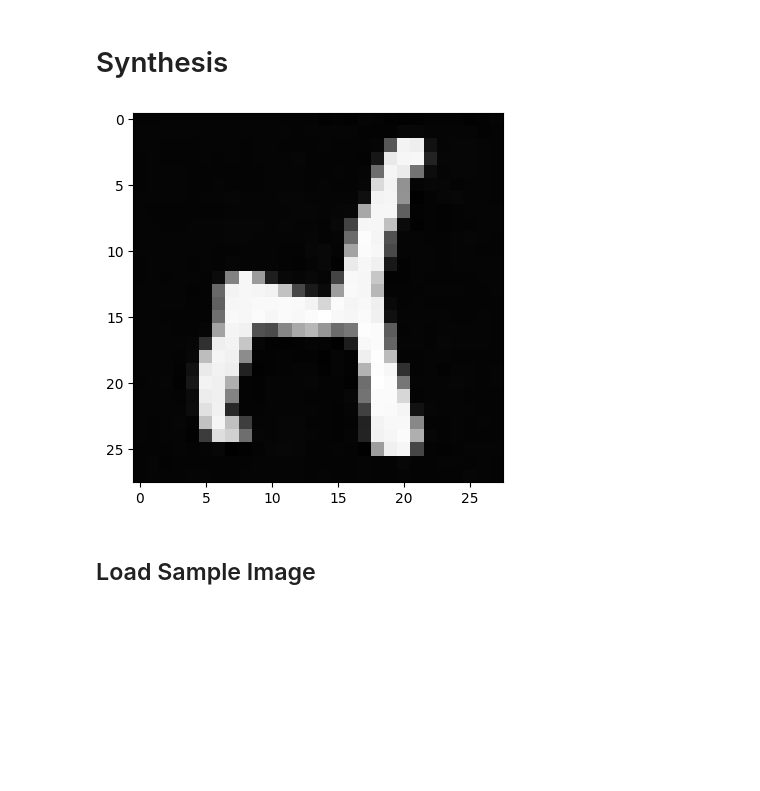
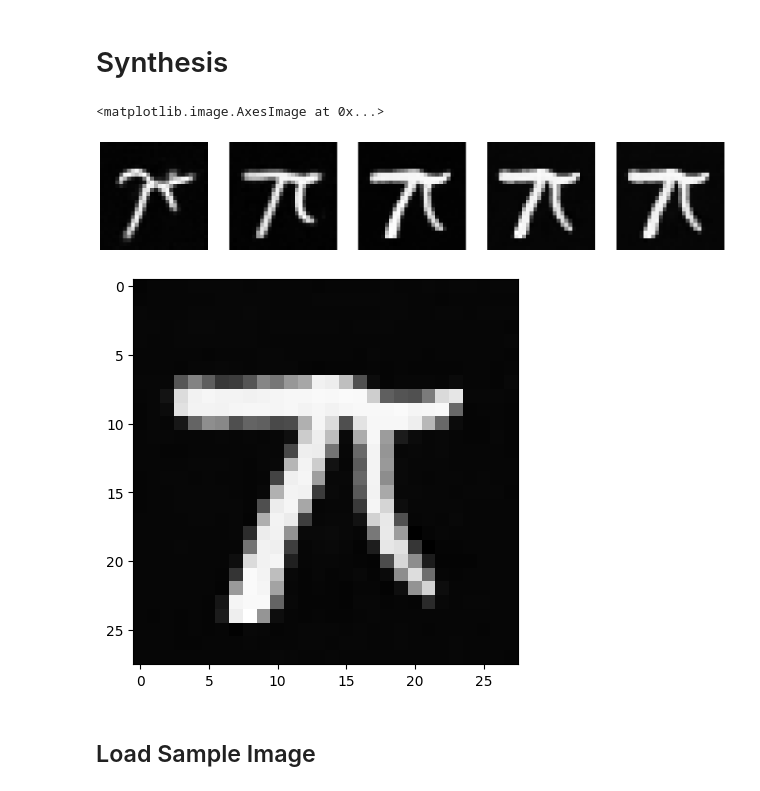
Before and after one commit to mbryant2025/universal_inverse_implementation, a Jupyter notebook: playground.ipynb, the cells around one changed output. Saved outputs shown, nothing was run; the diff lists cells and outputs as text; code cells hidden in the pictures; blank space fills up the shorter version.

Commit message:
progress images

```diff
--- a/playground.ipynb
+++ b/playground.ipynb
@@ -96,7 +96,7 @@ class Synthesis(Task):
         return lambda x: torch.zeros_like(x)
 
 
-def universal_inverse_solver(x_c: torch.Tensor, denoiser: BF_CNN, task: Task, sigma_0=1, sigma_L=0.01, h_0=0.01, beta=0.01) -> torch.Tensor:
+def universal_inverse_solver(x_c: torch.Tensor, denoiser: BF_CNN, task: Task, sigma_0=1, sigma_L=0.01, h_0=0.01, beta=0.01) -> [torch.Tensor]:
 
     # M and M_T depend on the task we are performing, so input them as arguments depending on the task (ex infill)
 
@@ -120,9 +120,13 @@ def universal_inverse_solver(x_c: torch.Tensor, denoiser: BF_CNN, task: Task, si
     f = denoiser(y_t)
     sigma = torch.norm(f)/np.sqrt(N)
 
-    # max_count = 100
+    progress_imgs = []
 
     while sigma > sigma_L:
+
+        # Save the progress of the image every 30 iterations
+        if t % 30 == 0:
+            progress_imgs.append(y_t - denoiser(y_t))
 
         # Step size
         h_t = h_0 * t / (1 + h_0 * (t - 1))
@@ -150,30 +154,40 @@ def universal_inverse_solver(x_c: torch.Tensor, denoiser: BF_CNN, task: Task, si
 
         t += 1
 
-    return y_t - denoiser(y_t)
+    progress_imgs.append(y_t - denoiser(y_t))
+
+    return progress_imgs
 # %%
 import matplotlib.pyplot as plt
 
 
 # For synthesis, both M and M_T are zero like or shape sample image
 # Images are mnist, so 28x28
 # Create a Tensor of zeros with the same shape as the sample image
 
 # Input image is 28x28 of zeros and noise will be added to it
 # This will be synthesized by the denoiser
 patch_size = (1, 28, 28) # 1 channel, 28x28
 x_c = torch.zeros(patch_size)
 
-synth = universal_inverse_solver(x_c, denoiser, Synthesis())
+synth_images = universal_inverse_solver(x_c, denoiser, Synthesis())
 
 # Reshape the synthesized image to be 28x28
-synth = synth.view(1,1,28,28)
+synth_images = [synth.view(1,1,28,28) for synth in synth_images]
 
-# Show synthesized image
-plt.imshow(synth[0,0,:,:].detach().numpy(), cmap='gray')
-plt.show()
+# Show synthesized images
+fig, axs = plt.subplots(1, len(synth_images), figsize=(20, 20))
+for i, img in enumerate(synth_images):
+    axs[i].imshow(img[0,0,:,:].detach().numpy(), cmap='gray')
+    axs[i].axis('off')
+
+# Show last synthesized image
+plt.figure(figsize=(5, 5))
+plt.imshow(synth_images[-1][0,0,:,:].detach().numpy(), cmap='gray')
 # %% [output]
+<matplotlib.image.AxesImage at 0x...>
-[figure, old version]
+[figure, new version]
+[figure, added]
 # %% [markdown]
 ## Load Sample Image
 # %%
```
Also changed, not shown: parts of 4 cells of this notebook.
